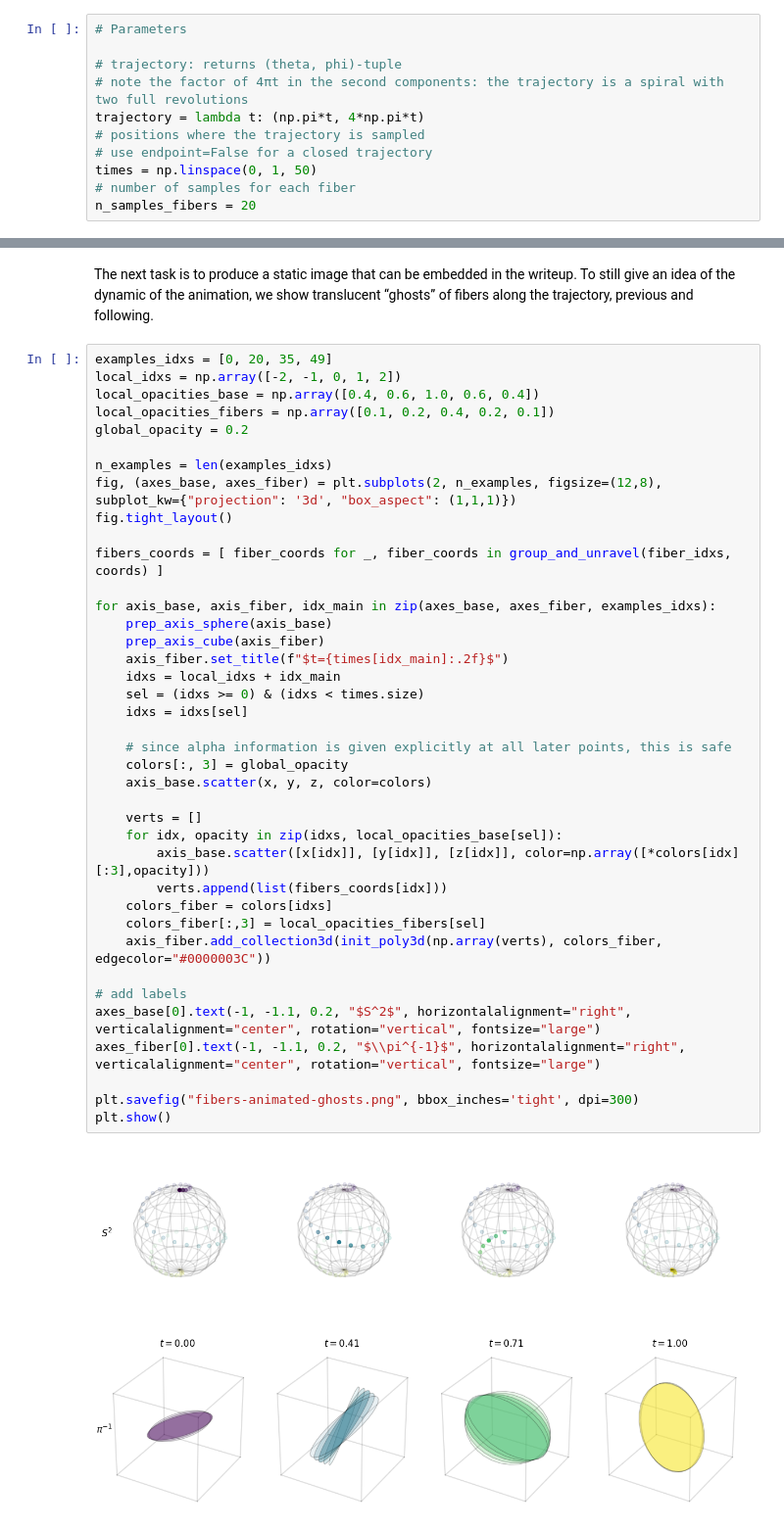
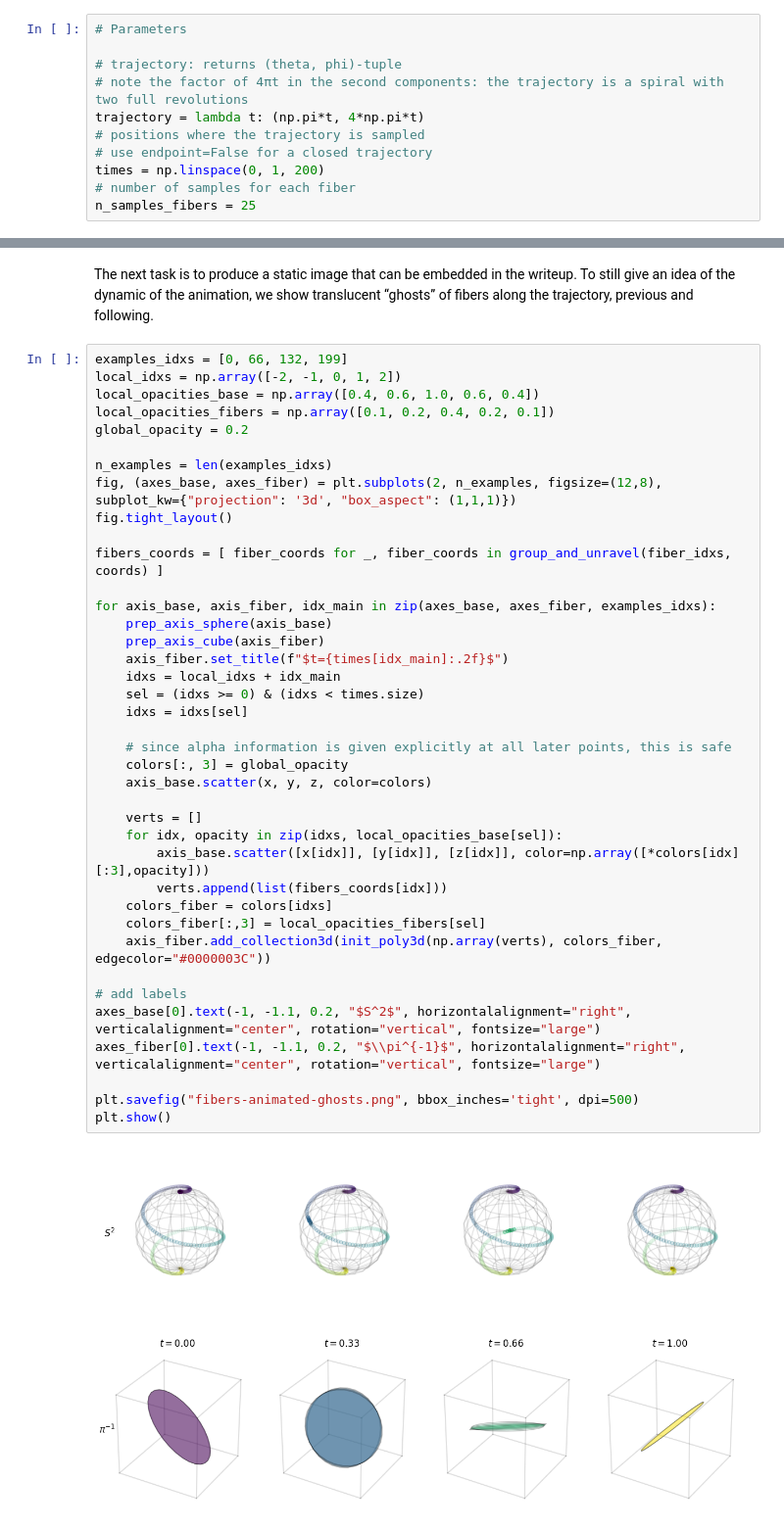
Before and after one commit to laurasaizz/Visualization-S3, a Jupyter notebook: fibers-animate.ipynb, the cells around one changed output, grey strips where cells are left out. Shown at 98% size. Saved outputs shown, nothing was run; the diff lists cells and outputs as text.

Commit message:
Finalize visualizations
Increased samples from trajectory in fibers-animate to 200.
This is obviously intractable for active work.
Also added two showcase pictures for use in the talk.

```diff
--- a/fibers-animate.ipynb
+++ b/fibers-animate.ipynb
@@ -103,9 +103,9 @@ For ease of use, we define our trajectory as $\gamma: [0, 1] \to [0, \pi) \times
 trajectory = lambda t: (np.pi*t, 4*np.pi*t)
 # positions where the trajectory is sampled
 # use endpoint=False for a closed trajectory
-times = np.linspace(0, 1, 50)
+times = np.linspace(0, 1, 200)
 # number of samples for each fiber
-n_samples_fibers = 20
+n_samples_fibers = 25
 # %%
 traj_samples_angles = np.fromiter(map(trajectory, times), dtype=np.dtype((float, 2)))
 traj_samples = np.fromiter(map(spherical_to_cartesian, traj_samples_angles), dtype=np.dtype((float, 3)))
@@ -158,7 +158,7 @@ plt.show()
 # %% [markdown]
 The next task is to produce a static image that can be embedded in the writeup. To still give an idea of the dynamic of the animation, we show translucent “ghosts” of fibers along the trajectory, previous and following.
 # %%
-examples_idxs = [0, 20, 35, 49]
+examples_idxs = [0, 66, 132, 199]
 local_idxs = np.array([-2, -1, 0, 1, 2])
 local_opacities_base = np.array([0.4, 0.6, 1.0, 0.6, 0.4])
 local_opacities_fibers = np.array([0.1, 0.2, 0.4, 0.2, 0.1])
@@ -169,32 +169,32 @@ fig, (axes_base, axes_fiber) = plt.subplots(2, n_examples, figsize=(12,8), subpl
 fig.tight_layout()
 
 fibers_coords = [ fiber_coords for _, fiber_coords in group_and_unravel(fiber_idxs, coords) ]
 
 for axis_base, axis_fiber, idx_main in zip(axes_base, axes_fiber, examples_idxs):
     prep_axis_sphere(axis_base)
     prep_axis_cube(axis_fiber)
     axis_fiber.set_title(f"$t={times[idx_main]:.2f}$")
     idxs = local_idxs + idx_main
     sel = (idxs >= 0) & (idxs < times.size)
     idxs = idxs[sel]
 
     # since alpha information is given explicitly at all later points, this is safe
     colors[:, 3] = global_opacity
     axis_base.scatter(x, y, z, color=colors)
 
     verts = []
     for idx, opacity in zip(idxs, local_opacities_base[sel]):
         axis_base.scatter([x[idx]], [y[idx]], [z[idx]], color=np.array([*colors[idx][:3],opacity]))
         verts.append(list(fibers_coords[idx]))
     colors_fiber = colors[idxs]
     colors_fiber[:,3] = local_opacities_fibers[sel]
     axis_fiber.add_collection3d(init_poly3d(np.array(verts), colors_fiber, edgecolor="#0000003C"))
 
 # add labels
 axes_base[0].text(-1, -1.1, 0.2, "$S^2$", horizontalalignment="right", verticalalignment="center", rotation="vertical", fontsize="large")
 axes_fiber[0].text(-1, -1.1, 0.2, "$\\pi^{-1}$", horizontalalignment="right", verticalalignment="center", rotation="vertical", fontsize="large")
 
-plt.savefig("fibers-animated-ghosts.png", bbox_inches='tight', dpi=300)
+plt.savefig("fibers-animated-ghosts.png", bbox_inches='tight', dpi=500)
 plt.show()
 # %% [output]
-[figure, old version]
+[figure, new version]
```
Also changed, not shown: parts of 6 cells of this notebook, 1 other file.
